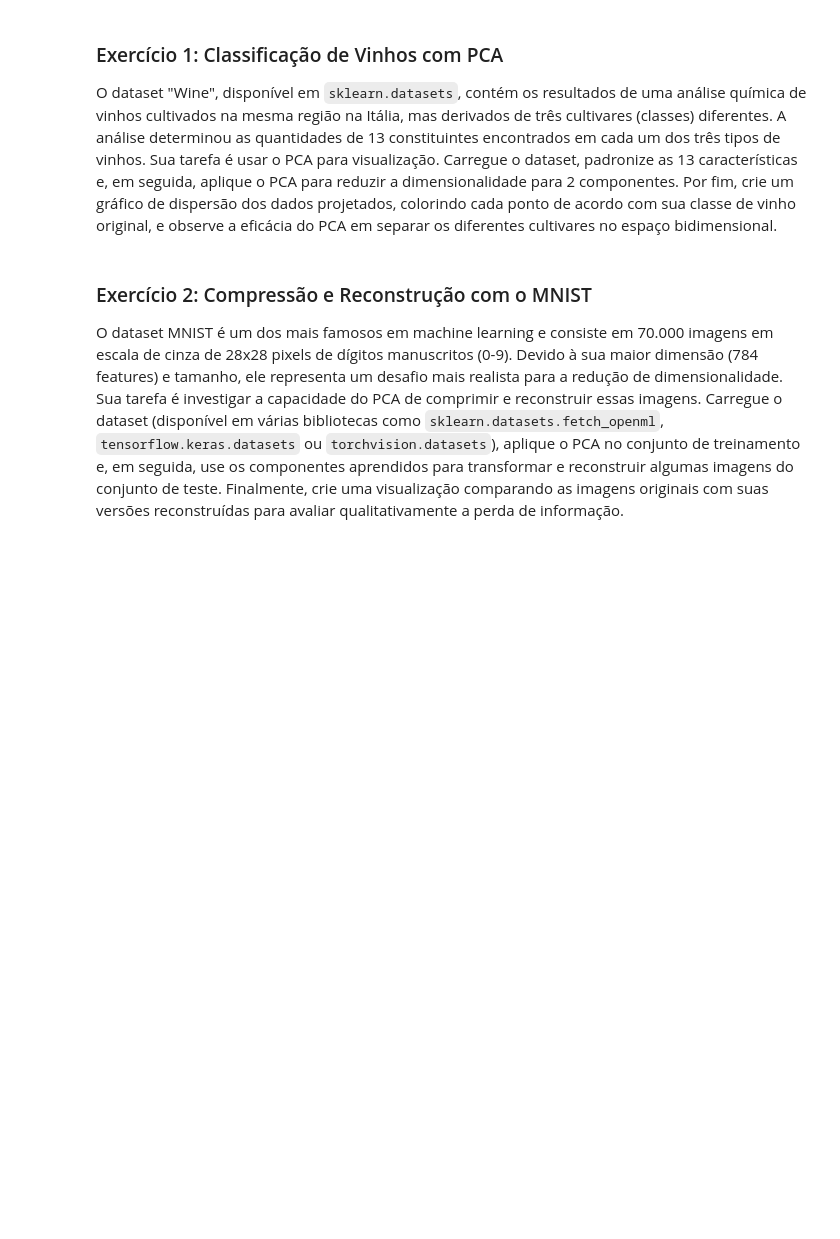
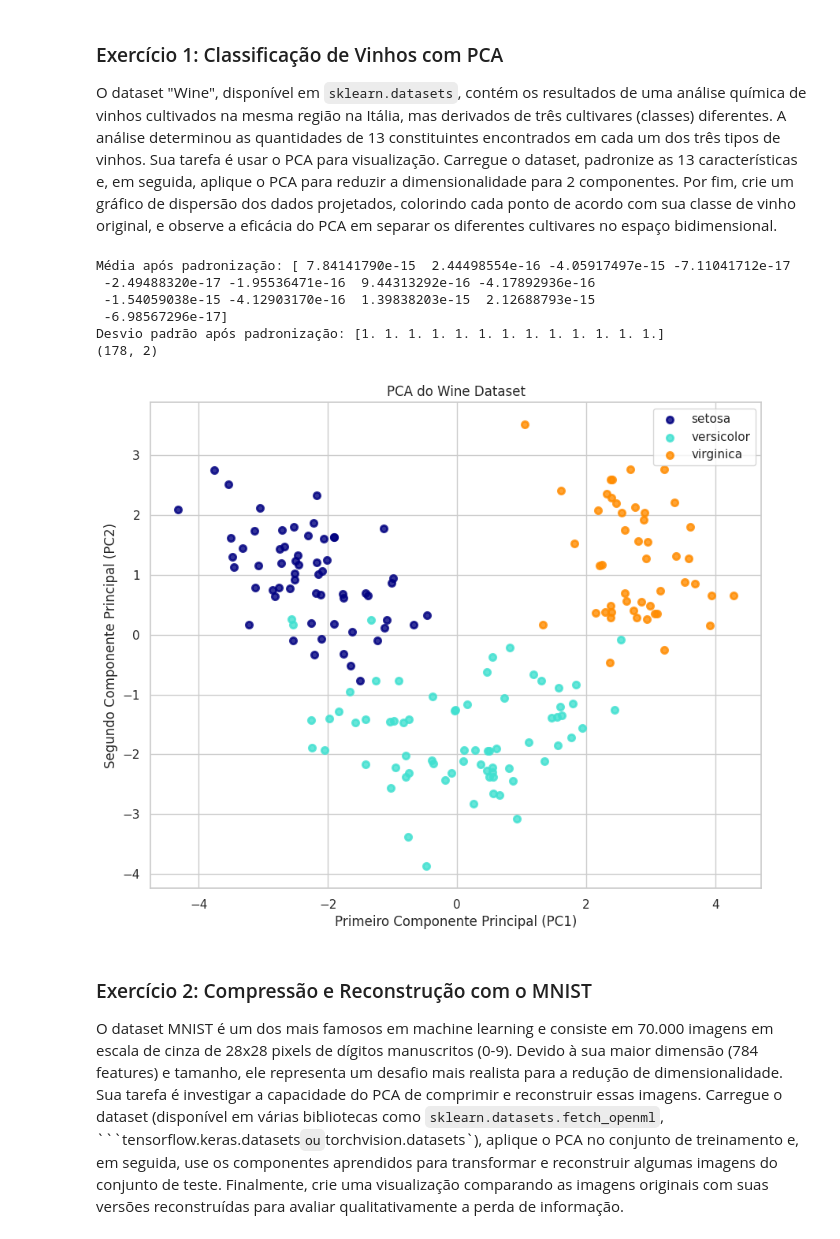
Before and after one commit to DanielBR0612/unsupervised-learning, a Jupyter notebook: 07 - PCA.ipynb, the cells around one changed output. Drawn from its saved outputs; the diff is of its cells as text; code cells hidden in the pictures; blank space fills up the shorter version.

````diff
--- a/07 - PCA.ipynb
+++ b/07 - PCA.ipynb
@@ -412,7 +412,50 @@ plot_reconstructions(X_test[:n_comparisons], X_test_reconstructed[:n_comparisons
 ### Exercício 1: Classificação de Vinhos com PCA
 
 O dataset "Wine", disponível em `sklearn.datasets`, contém os resultados de uma análise química de vinhos cultivados na mesma região na Itália, mas derivados de três cultivares (classes) diferentes. A análise determinou as quantidades de 13 constituintes encontrados em cada um dos três tipos de vinhos. Sua tarefa é usar o PCA para visualização. Carregue o dataset, padronize as 13 características e, em seguida, aplique o PCA para reduzir a dimensionalidade para 2 componentes. Por fim, crie um gráfico de dispersão dos dados projetados, colorindo cada ponto de acordo com sua classe de vinho original, e observe a eficácia do PCA em separar os diferentes cultivares no espaço bidimensional.
+# %%
+from sklearn.datasets import load_wine
+
+wine = load_wine()
+X_wine = wine.data
+y_wine = wine.target
+
+scaler = StandardScaler()
+X_scaled_wine = scaler.fit_transform(X_wine)
+
+print("Média após padronização:", np.mean(X_scaled_wine, axis=0))
+print("Desvio padrão após padronização:", np.std(X_scaled_wine, axis=0))
+
+pca_wine = PCA(n_components=2)
+X_wine_pca = pca_wine.fit_transform(X_scaled_wine)
+
+print(X_wine_pca.shape)
+# %% [output]
+Média após padronização: [ 7.84141790e-15  2.44498554e-16 -4.05917497e-15 -7.11041712e-17
+ -2.49488320e-17 -1.95536471e-16  9.44313292e-16 -4.17892936e-16
+ -1.54059038e-15 -4.12903170e-16  1.39838203e-15  2.12688793e-15
+ -6.98567296e-17]
+Desvio padrão após padronização: [1. 1. 1. 1. 1. 1. 1. 1. 1. 1. 1. 1. 1.]
+(178, 2)
+# %%
+plt.figure(figsize=(10, 8))
+target_names = iris.target_names
+colors = ['navy', 'turquoise', 'darkorange']
+
+# Plotar cada classe separadamente para criar a legenda
+for color, i, target_name in zip(colors, [0, 1, 2], target_names):
+    plt.scatter(X_wine_pca[y_wine == i, 0], X_wine_pca[y_wine == i, 1],
+                color=color, alpha=.8, lw=2,
+                label=target_name)
+
+plt.legend(loc='best', shadow=False, scatterpoints=1)
+plt.title('PCA do Wine Dataset')
+plt.xlabel('Primeiro Componente Principal (PC1)')
+plt.ylabel('Segundo Componente Principal (PC2)')
+plt.grid(True)
+plt.show()
+# %% [output]
+[figure, added]
 # %% [markdown]
 ### Exercício 2: Compressão e Reconstrução com o MNIST
 
-O dataset MNIST é um dos mais famosos em machine learning e consiste em 70.000 imagens em escala de cinza de 28x28 pixels de dígitos manuscritos (0-9). Devido à sua maior dimensão (784 features) e tamanho, ele representa um desafio mais realista para a redução de dimensionalidade. Sua tarefa é investigar a capacidade do PCA de comprimir e reconstruir essas imagens. Carregue o dataset (disponível em várias bibliotecas como `sklearn.datasets.fetch_openml`, `tensorflow.keras.datasets` ou `torchvision.datasets`), aplique o PCA no conjunto de treinamento e, em seguida, use os componentes aprendidos para transformar e reconstruir algumas imagens do conjunto de teste. Finalmente, crie uma visualização comparando as imagens originais com suas versões reconstruídas para avaliar qualitativamente a perda de informação.
+O dataset MNIST é um dos mais famosos em machine learning e consiste em 70.000 imagens em escala de cinza de 28x28 pixels de dígitos manuscritos (0-9). Devido à sua maior dimensão (784 features) e tamanho, ele representa um desafio mais realista para a redução de dimensionalidade. Sua tarefa é investigar a capacidade do PCA de comprimir e reconstruir essas imagens. Carregue o dataset (disponível em várias bibliotecas como `sklearn.datasets.fetch_openml`, ```tensorflow.keras.datasets` ou `torchvision.datasets`), aplique o PCA no conjunto de treinamento e, em seguida, use os componentes aprendidos para transformar e reconstruir algumas imagens do conjunto de teste. Finalmente, crie uma visualização comparando as imagens originais com suas versões reconstruídas para avaliar qualitativamente a perda de informação.
````
Also changed, not shown: parts of 1 cell of this notebook.
